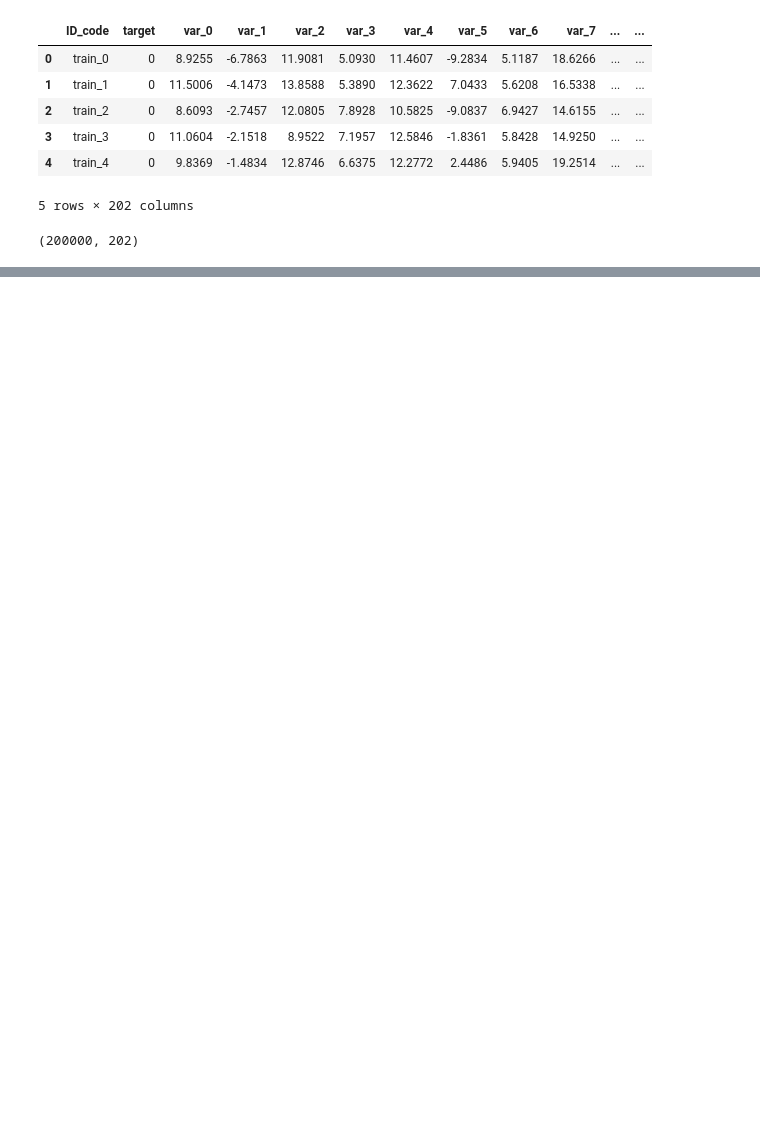
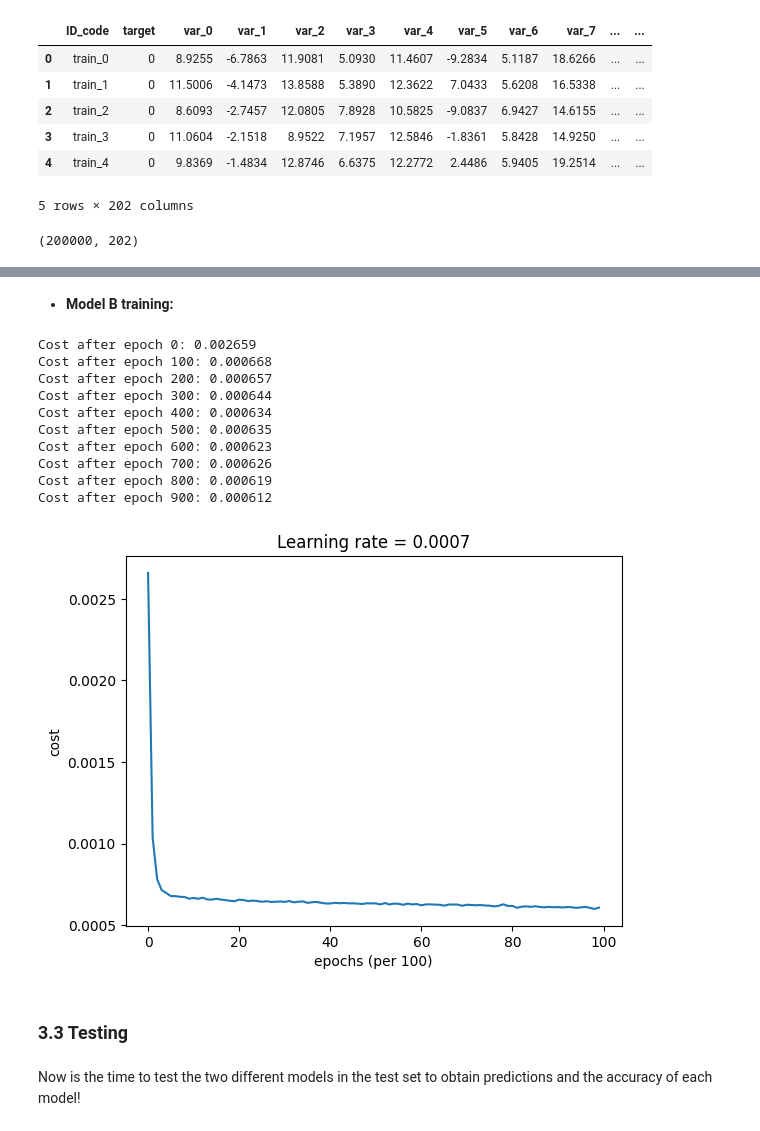
Before and after one commit to antoniomacu/Regularization-and-Optimization-of-NN-with-Numpy, a Jupyter notebook: Reg_and_Op_Application.ipynb, the cells around one changed output, grey strips where cells are left out. Saved outputs shown, nothing was run; the diff lists cells and outputs as text; code cells hidden in the pictures; blank space fills up the shorter version.

```diff
--- a/Reg_and_Op_Application.ipynb
+++ b/Reg_and_Op_Application.ipynb
@@ -74,0 +329,20 @@ print(data_training.shape)
+# %% [markdown]
+* **Model B training:**
+# %%
+parameters_B = reg_op_model(X_small, y_small, layers_dims, initialization='he', regularization='dropout', optimizer='momentum', mini_batch_size=mini_batch_size, num_epochs=num_epochs)
+# %% [output]
+Cost after epoch 0: 0.002659
+Cost after epoch 100: 0.000668
+Cost after epoch 200: 0.000657
+Cost after epoch 300: 0.000644
+Cost after epoch 400: 0.000634
+Cost after epoch 500: 0.000635
+Cost after epoch 600: 0.000623
+Cost after epoch 700: 0.000626
+Cost after epoch 800: 0.000619
+Cost after epoch 900: 0.000612
+[figure, added]
+# %% [markdown]
+### 3.3 Testing
+# %% [markdown]
+Now is the time to test the two different models in the test set to obtain predictions and the accuracy of each model!
```
Also changed, not shown: parts of 28 cells of this notebook.
